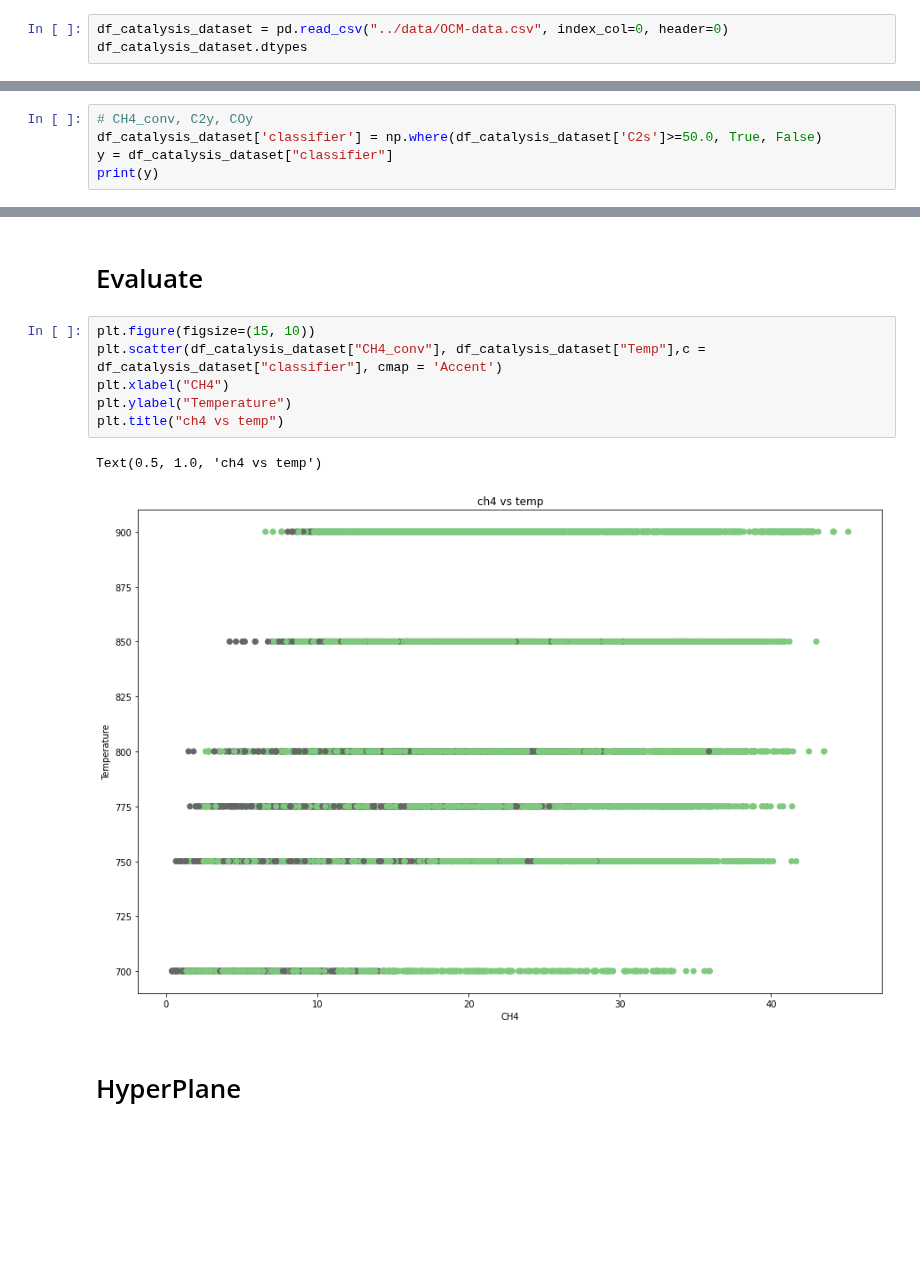
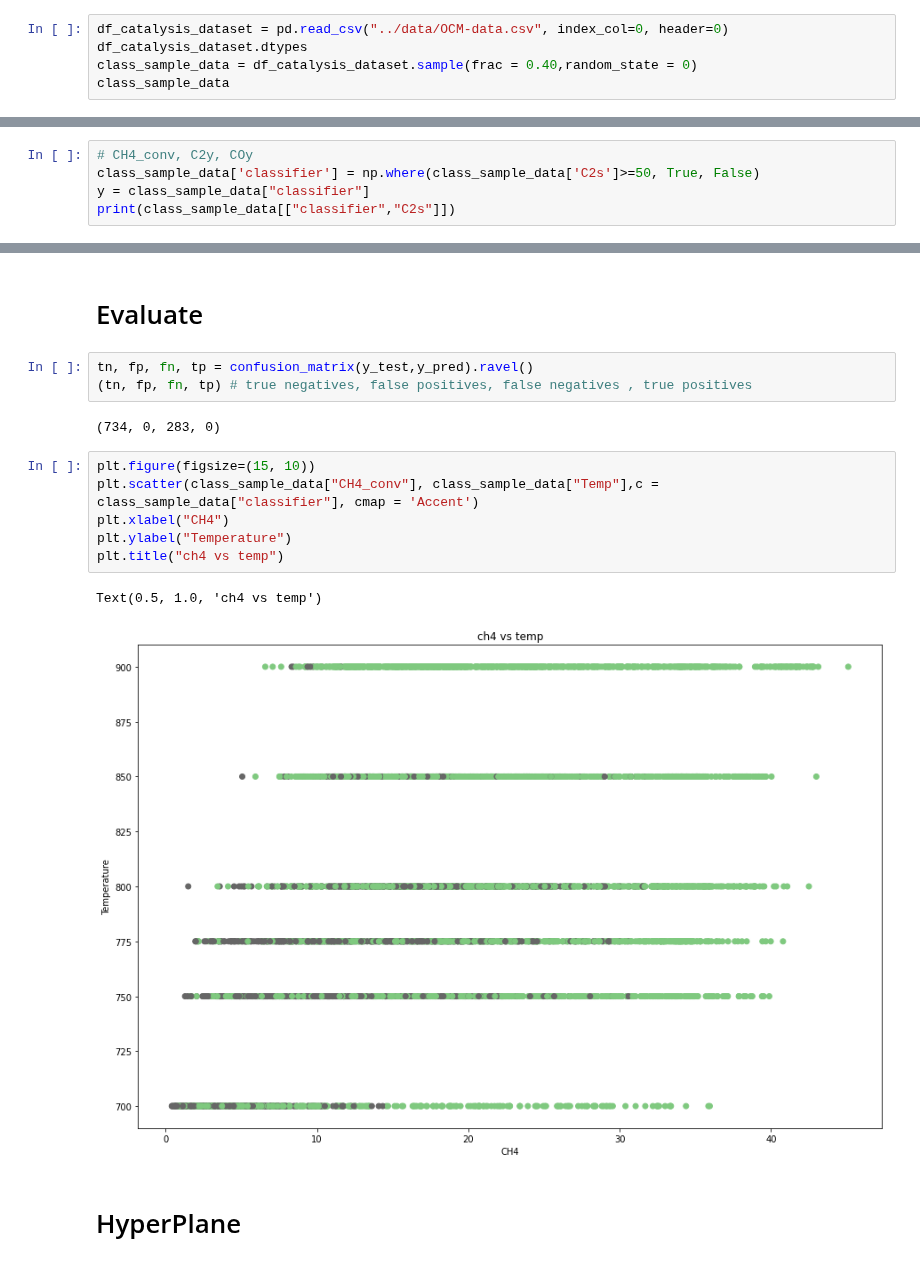
Before and after one commit to swamilikes2code/Python_based_Interactive_Scientific_Visualization, a Jupyter notebook: catalysis_visualization/notebook/classification.ipynb, the cells around one changed output, grey strips where cells are left out. Saved outputs shown, nothing was run; the diff lists cells and outputs as text; blank space fills up the shorter version.

Commit message:
sampleed data in notebook

```diff
--- a/catalysis_visualization/notebook/classification.ipynb
+++ b/catalysis_visualization/notebook/classification.ipynb
@@ -14,4 +14,6 @@ from sklearn.metrics import classification_report, confusion_matrix
 # %%
 df_catalysis_dataset = pd.read_csv("../data/OCM-data.csv", index_col=0, header=0)
 df_catalysis_dataset.dtypes
+class_sample_data = df_catalysis_dataset.sample(frac = 0.40,random_state = 0)
+class_sample_data
 # %% [output]
@@ -56,6 +55,6 @@ Na/SiO2          14.0       5.1      0.9  0.38    0.37   0.000
 # %%
 # CH4_conv, C2y, COy
-df_catalysis_dataset['classifier'] = np.where(df_catalysis_dataset['C2s']>=50.0, True, False)
-y = df_catalysis_dataset["classifier"]
-print(y)
+class_sample_data['classifier'] = np.where(class_sample_data['C2s']>=50, True, False)
+y = class_sample_data["classifier"]
+print(class_sample_data[["classifier","C2s"]])
 # %% [output]
@@ -102,15 +119,20 @@ print(y_pred)
 [False False False ... False False False]
 # %% [markdown]
 # Evaluate
+# %%
+tn, fp, fn, tp = confusion_matrix(y_test,y_pred).ravel()
+(tn, fp, fn, tp) # true negatives, false positives, false negatives , true positives
+# %% [output]
+(734, 0, 283, 0)
 # %%
 plt.figure(figsize=(15, 10))
-plt.scatter(df_catalysis_dataset["CH4_conv"], df_catalysis_dataset["Temp"],c = df_catalysis_dataset["classifier"], cmap = 'Accent')
+plt.scatter(class_sample_data["CH4_conv"], class_sample_data["Temp"],c = class_sample_data["classifier"], cmap = 'Accent')
 plt.xlabel("CH4")
 plt.ylabel("Temperature")
 plt.title("ch4 vs temp")
 # %% [output]
 Text(0.5, 1.0, 'ch4 vs temp')
-[figure, old version]
+[figure, new version]
 # %% [markdown]
 # HyperPlane
 # %%
```
Also changed, not shown: parts of 7 cells of this notebook.
